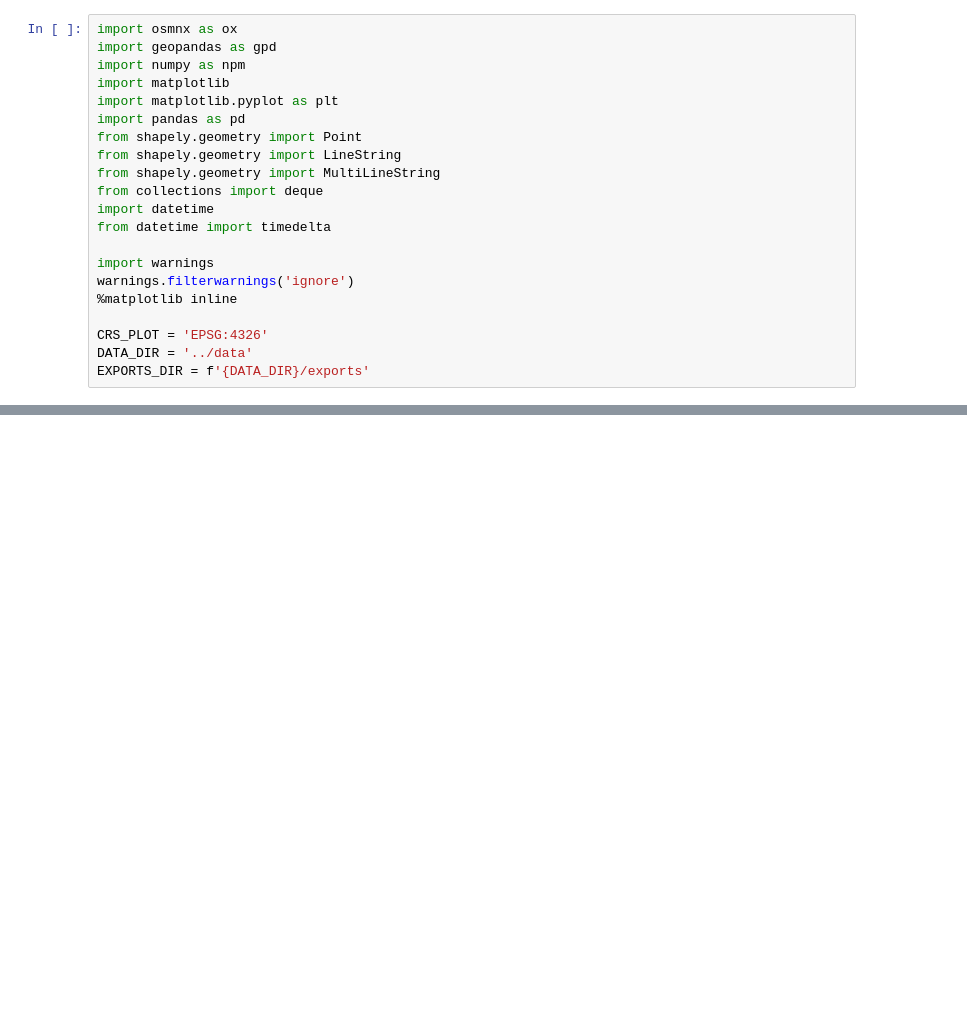
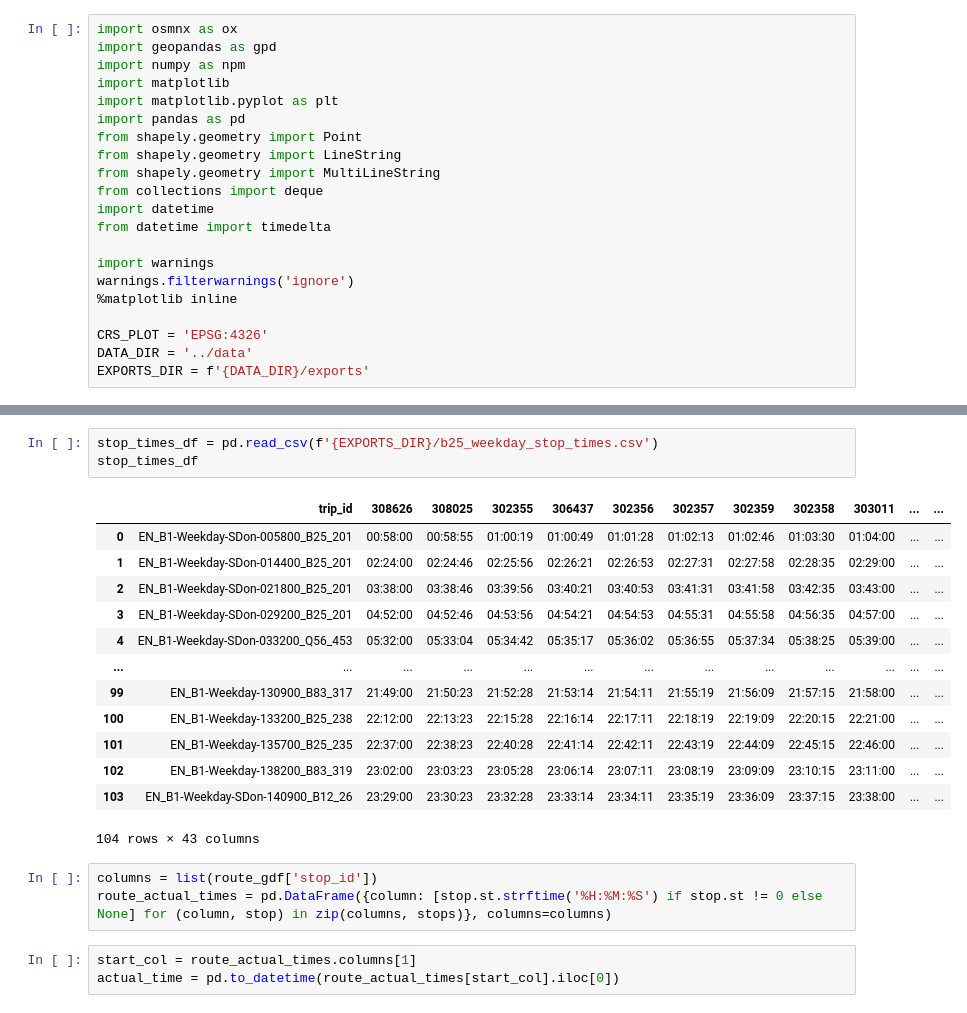
Before and after one commit to cpcarey/nyu-cusp-mlc-bus, a Jupyter notebook: notebooks/match_trajectory_to_timetable.ipynb, the cells around one changed output, grey strips where cells are left out. Saved outputs shown, nothing was run; the diff lists cells and outputs as text; blank space fills up the shorter version.

```diff
--- a/notebooks/match_trajectory_to_timetable.ipynb
+++ b/notebooks/match_trajectory_to_timetable.ipynb
@@ -46,0 +271,23 @@ b25_paths_gdf
+# %%
+stop_times_df = pd.read_csv(f'{EXPORTS_DIR}/b25_weekday_stop_times.csv')
+stop_times_df
+# %% [output]
+|  | trip_id | 308626 | 308025 | 302355 | 306437 | 302356 | 302357 | 302359 | 302358 | 303011 | ... | ... |
+| 0 | EN_B1-Weekday-SDon-005800_B25_201 | 00:58:00 | 00:58:55 | 01:00:19 | 01:00:49 | 01:01:28 | 01:02:13 | 01:02:46 | 01:03:30 | 01:04:00 | ... | ... |
+| 1 | EN_B1-Weekday-SDon-014400_B25_201 | 02:24:00 | 02:24:46 | 02:25:56 | 02:26:21 | 02:26:53 | 02:27:31 | 02:27:58 | 02:28:35 | 02:29:00 | ... | ... |
+| 2 | EN_B1-Weekday-SDon-021800_B25_201 | 03:38:00 | 03:38:46 | 03:39:56 | 03:40:21 | 03:40:53 | 03:41:31 | 03:41:58 | 03:42:35 | 03:43:00 | ... | ... |
+| 3 | EN_B1-Weekday-SDon-029200_B25_201 | 04:52:00 | 04:52:46 | 04:53:56 | 04:54:21 | 04:54:53 | 04:55:31 | 04:55:58 | 04:56:35 | 04:57:00 | ... | ... |
+| 4 | EN_B1-Weekday-SDon-033200_Q56_453 | 05:32:00 | 05:33:04 | 05:34:42 | 05:35:17 | 05:36:02 | 05:36:55 | 05:37:34 | 05:38:25 | 05:39:00 | ... | ... |
+| ... | ... | ... | ... | ... | ... | ... | ... | ... | ... | ... | ... | ... |
+| 99 | EN_B1-Weekday-130900_B83_317 | 21:49:00 | 21:50:23 | 21:52:28 | 21:53:14 | 21:54:11 | 21:55:19 | 21:56:09 | 21:57:15 | 21:58:00 | ... | ... |
+| 100 | EN_B1-Weekday-133200_B25_238 | 22:12:00 | 22:13:23 | 22:15:28 | 22:16:14 | 22:17:11 | 22:18:19 | 22:19:09 | 22:20:15 | 22:21:00 | ... | ... |
+| 101 | EN_B1-Weekday-135700_B25_235 | 22:37:00 | 22:38:23 | 22:40:28 | 22:41:14 | 22:42:11 | 22:43:19 | 22:44:09 | 22:45:15 | 22:46:00 | ... | ... |
+| 102 | EN_B1-Weekday-138200_B83_319 | 23:02:00 | 23:03:23 | 23:05:28 | 23:06:14 | 23:07:11 | 23:08:19 | 23:09:09 | 23:10:15 | 23:11:00 | ... | ... |
+| 103 | EN_B1-Weekday-SDon-140900_B12_26 | 23:29:00 | 23:30:23 | 23:32:28 | 23:33:14 | 23:34:11 | 23:35:19 | 23:36:09 | 23:37:15 | 23:38:00 | ... | ... |
+104 rows × 43 columns
+# %%
+columns = list(route_gdf['stop_id'])
+route_actual_times = pd.DataFrame({column: [stop.st.strftime('%H:%M:%S') if stop.st != 0 else None] for (column, stop) in zip(columns, stops)}, columns=columns)
+# %%
+start_col = route_actual_times.columns[1]
+actual_time = pd.to_datetime(route_actual_times[start_col].iloc[0])
```
Also changed, not shown: parts of 18 cells of this notebook, 2 other files.
